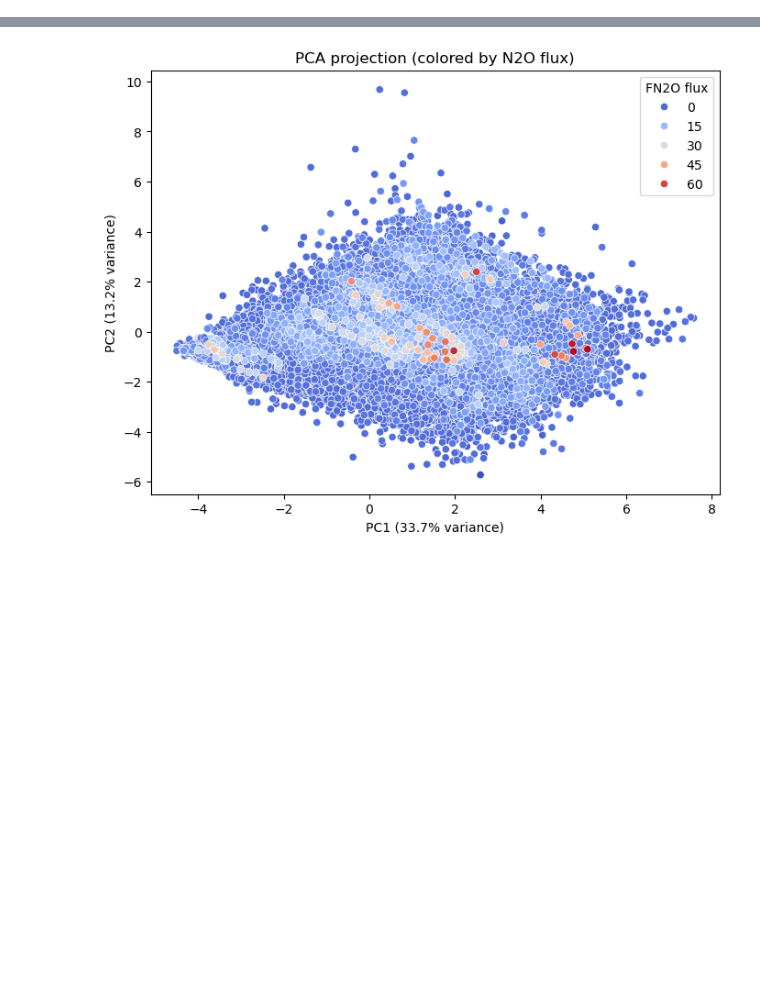
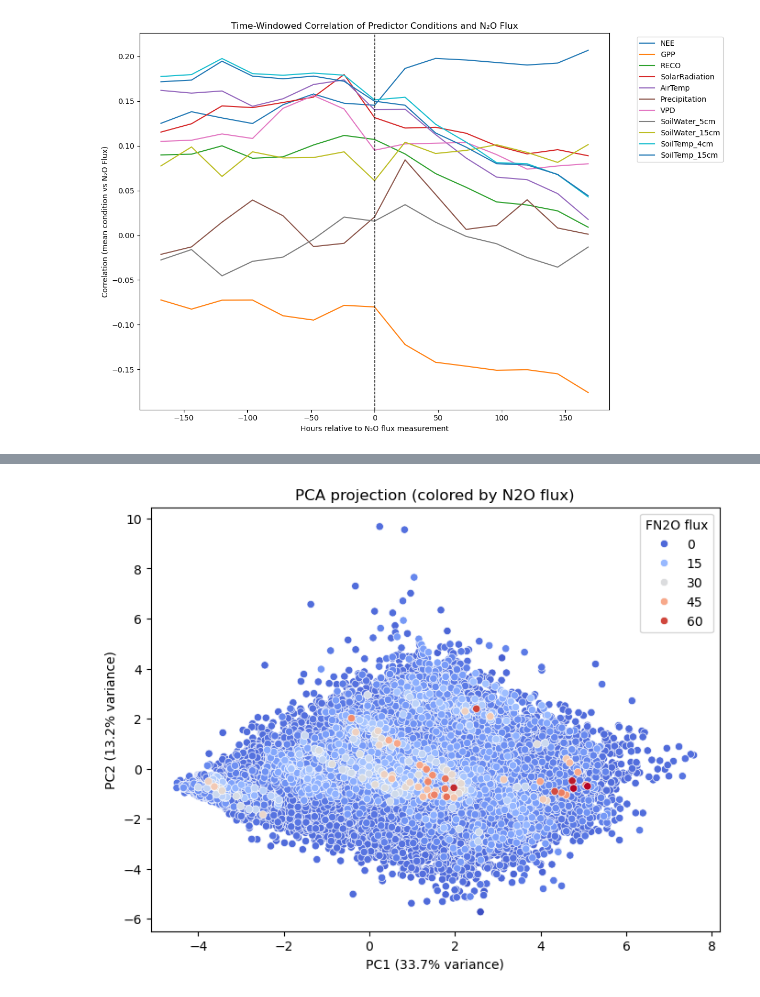
Before and after one commit to AndreasHiropedi/N2O_Emissions_Prediction, a Jupyter notebook: data_explore.ipynb, the cells around one changed output, grey strips where cells are left out. Cells and saved outputs as stored; diff of their text form; code cells hidden in the pictures; blank space fills up the shorter version.

```diff
--- a/data_explore.ipynb
+++ b/data_explore.ipynb
@@ -31,0 +106,48 @@ chamau = df[cols]
+# %%
+chamau_time_index = chamau.copy()
+chamau_time_index = chamau_time_index.set_index("Timestamp")
+# chamau_time_index = chamau_time_index[chamau_time_index["N2O_Flux"] > 10].copy()
+
+predictors = [
+    "NEE", "GPP", "RECO",
+    "SolarRadiation", "AirTemp", "Precipitation", "VPD",
+    "SoilWater_5cm", "SoilWater_15cm", "SoilTemp_4cm", "SoilTemp_15cm",
+    #"Mowing", "FertilizerOrganic", "FertilizerMineral", "Grazing", "SoilCultivation"
+]
+target = "N2O_Flux"
+
+# --- Parameters ---
+window_hours = 24
+step_hours   = 24
+max_hours    = 7*24 # one week
+offsets      = range(-max_hours, max_hours + step_hours, step_hours)
+
+# --- Precompute rolling means ---
+window = f"{window_hours}h"
+rolling_means = chamau_time_index[predictors].rolling(window=window, closed="left").mean()
+
+# --- Compute lag correlations ---
+lag_corrs = {}
+for var in predictors:
+    corrs = []
+    for offset in offsets:
+        shifted = rolling_means[var].shift(freq=pd.Timedelta(hours=offset))
+        aligned = chamau_time_index[[target]].join(shifted.rename("past_mean"))
+        corr = aligned[target].corr(aligned["past_mean"])
+        corrs.append(corr)
+    lag_corrs[var] = (list(offsets), corrs)
+
+# --- Plot ---
+plt.figure(figsize=(12, 8))
+for var, (offsets, corrs) in lag_corrs.items():
+    plt.plot(offsets, corrs, label=var)
+
+plt.axvline(0, color="k", linestyle="--", lw=1)
+plt.xlabel("Hours relative to N₂O flux measurement")
+plt.ylabel("Correlation (mean condition vs N₂O Flux)")
+plt.title("Time-Windowed Correlation of Predictor Conditions and N₂O Flux")
+plt.legend(bbox_to_anchor=(1.05, 1), loc="upper left")
+plt.tight_layout()
+plt.show()
+# %% [output]
+[figure, added]
```
Also changed, not shown: parts of 9 cells of this notebook, 1 other file.
